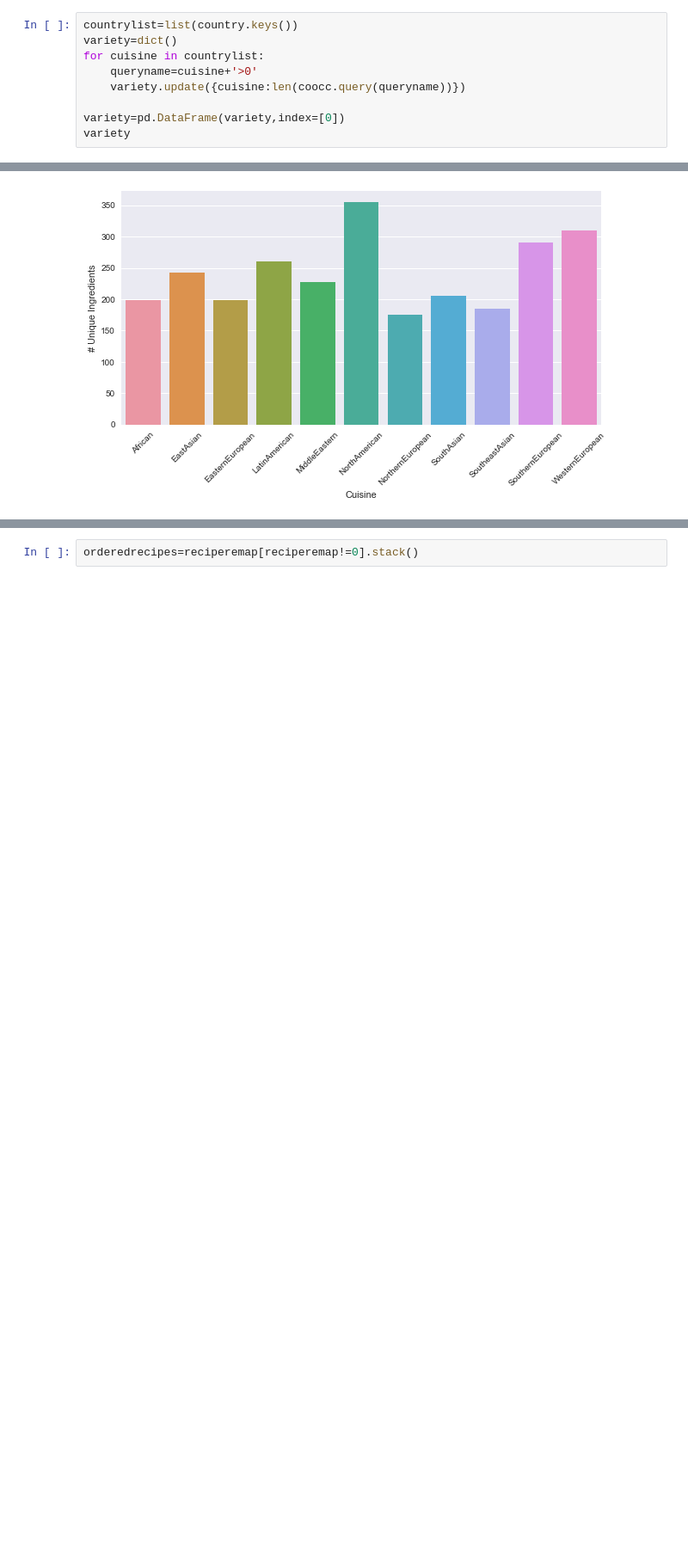
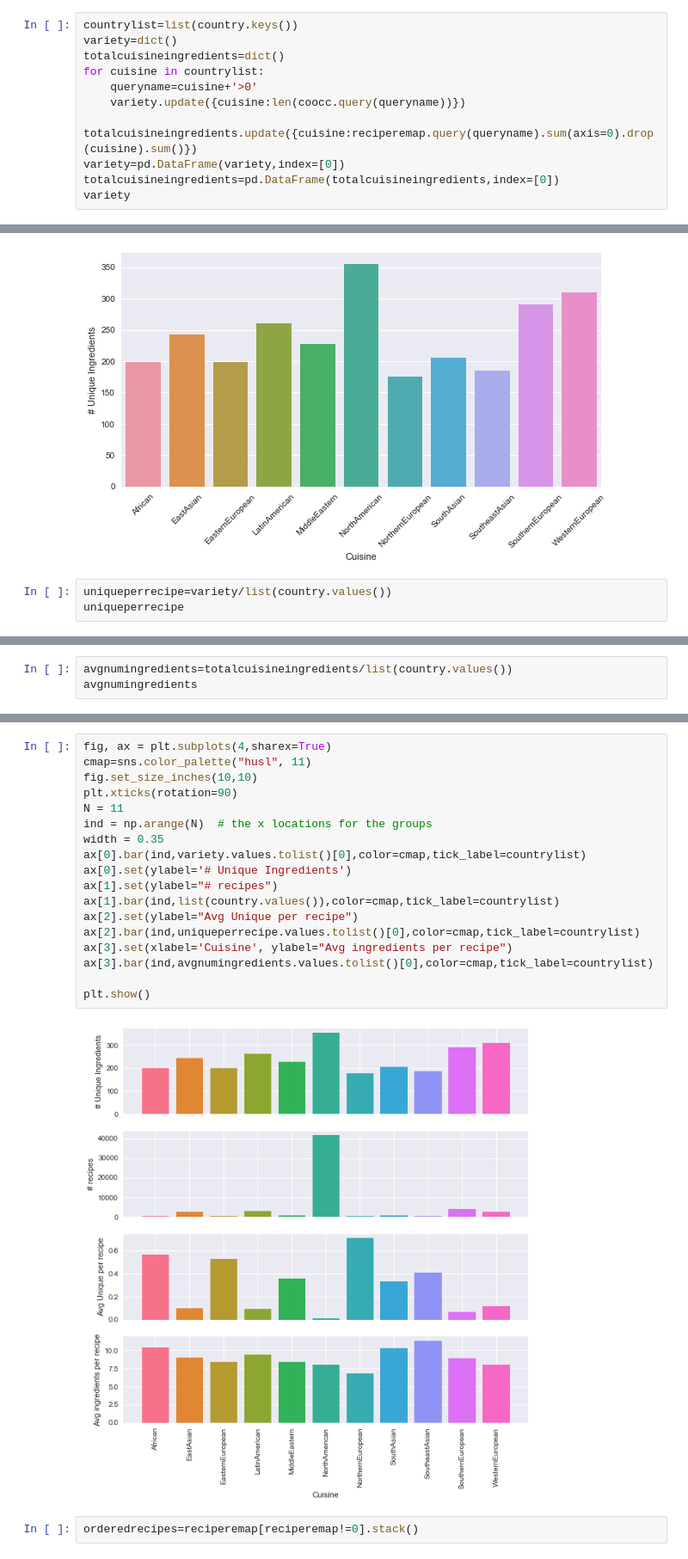
Before and after one commit to mccormd1/flavor-network, a Jupyter notebook: Levenshtein Recipe Distance.ipynb, the cells around one changed output, grey strips where cells are left out. Shown at 86% size. Cells and saved outputs as stored; diff of their text form; blank space fills up the shorter version.

```diff
--- a/Levenshtein Recipe Distance.ipynb
+++ b/Levenshtein Recipe Distance.ipynb
@@ -225,11 +256,13 @@ len(coocc.query('African>0'))
 # %%
 countrylist=list(country.keys())
 variety=dict()
+totalcuisineingredients=dict()
 for cuisine in countrylist:
     queryname=cuisine+'>0'
     variety.update({cuisine:len(coocc.query(queryname))})
-
+    totalcuisineingredients.update({cuisine:reciperemap.query(queryname).sum(axis=0).drop(cuisine).sum()})
 variety=pd.DataFrame(variety,index=[0])
+totalcuisineingredients=pd.DataFrame(totalcuisineingredients,index=[0])
 variety
 # %% [output]
 |  | African | EastAsian | EasternEuropean | LatinAmerican | MiddleEastern | NorthAmerican | NorthernEuropean | ... |
@@ -244,3 +282,6 @@ ax.set(xlabel='Cuisine', ylabel='# Unique Ingredients')
 plt.show()
 # %% [output]
 [figure]
+# %%
+uniqueperrecipe=variety/list(country.values())
+uniqueperrecipe
@@ -246,0 +291,3 @@ plt.show()
+# %%
+avgnumingredients=totalcuisineingredients/list(country.values())
+avgnumingredients
@@ -247,2 +311,22 @@ plt.show()
+# %%
+fig, ax = plt.subplots(4,sharex=True)
+cmap=sns.color_palette("husl", 11)
+fig.set_size_inches(10,10)
+plt.xticks(rotation=90)
+N = 11
+ind = np.arange(N)  # the x locations for the groups
+width = 0.35
+ax[0].bar(ind,variety.values.tolist()[0],color=cmap,tick_label=countrylist)
+ax[0].set(ylabel='# Unique Ingredients')
+ax[1].set(ylabel="# recipes")
+ax[1].bar(ind,list(country.values()),color=cmap,tick_label=countrylist)
+ax[2].set(ylabel="Avg Unique per recipe")
+ax[2].bar(ind,uniqueperrecipe.values.tolist()[0],color=cmap,tick_label=countrylist)
+ax[3].set(xlabel='Cuisine', ylabel="Avg ingredients per recipe")
+ax[3].bar(ind,avgnumingredients.values.tolist()[0],color=cmap,tick_label=countrylist)
+
+plt.show()
+# %% [output]
+[figure, added]
 # %%
 orderedrecipes=reciperemap[reciperemap!=0].stack()
```
Also changed, not shown: parts of 9 cells of this notebook, 2 other files.
